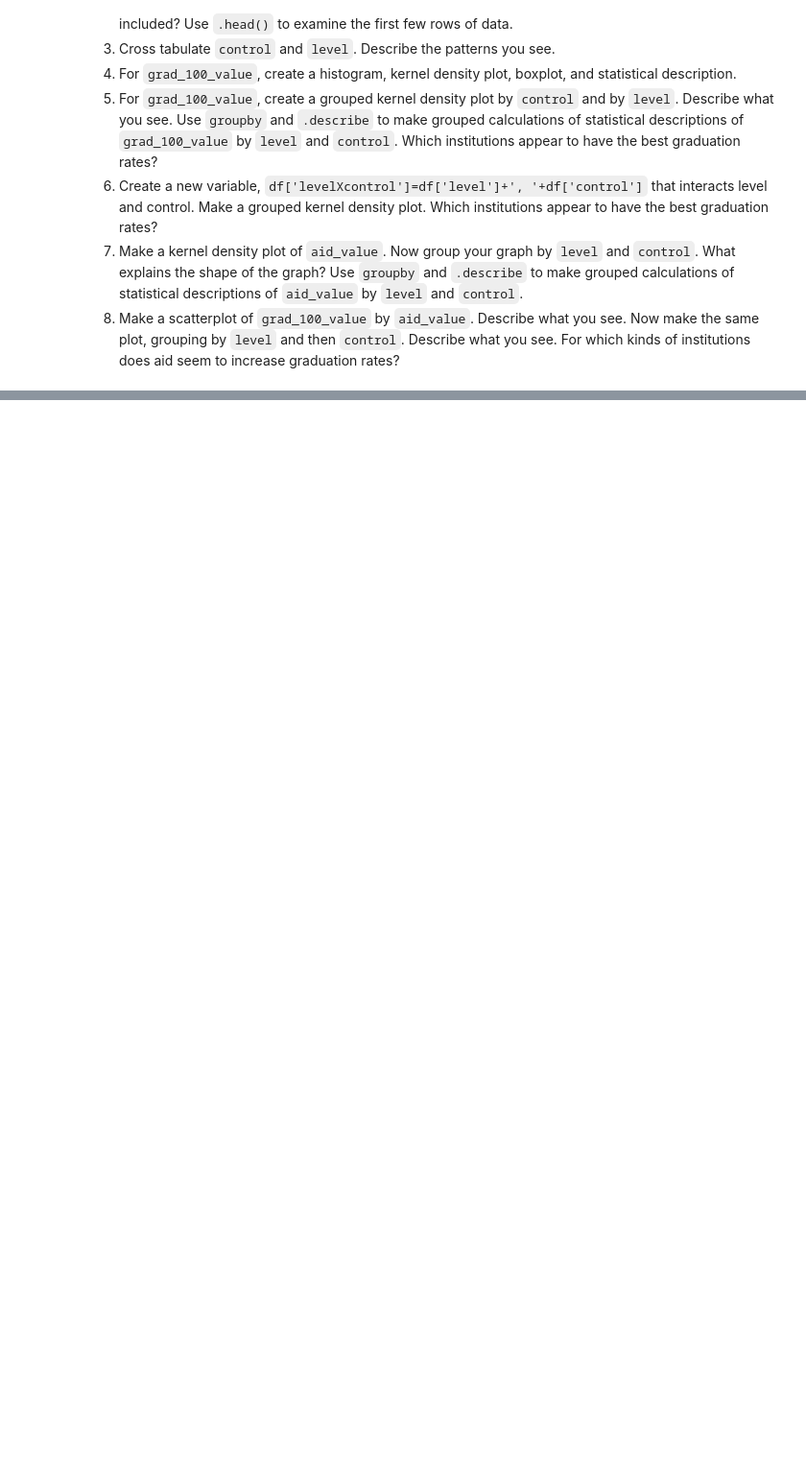
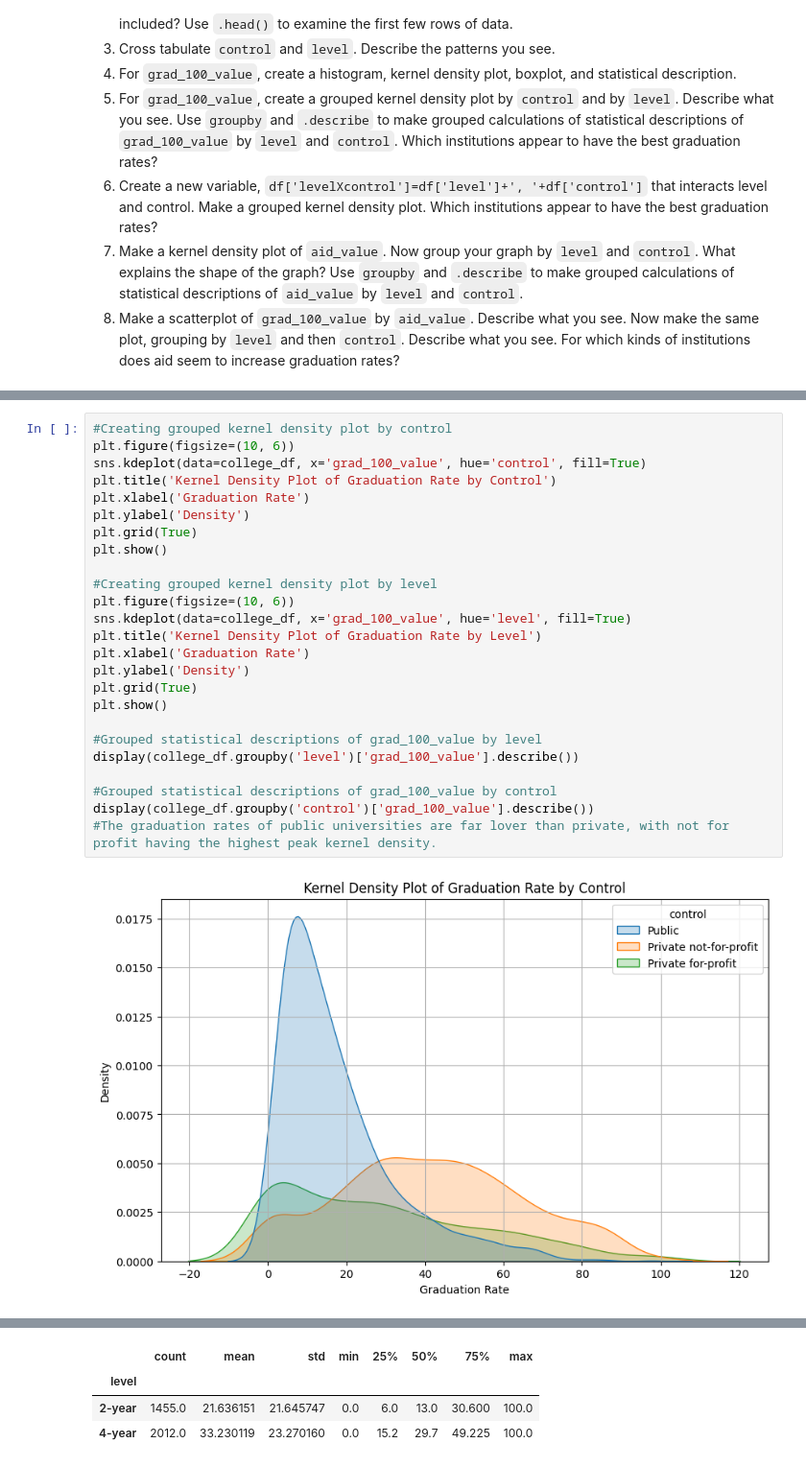
Before and after one commit to henry5250/visualization_assignment, a Jupyter notebook: assignment.ipynb, the cells around one changed output, grey strips where cells are left out. Shown at 96% size. Drawn from its saved outputs; the diff is of its cells as text; blank space fills up the shorter version.

```diff
--- a/assignment.ipynb
+++ b/assignment.ipynb
@@ -136,0 +234,27 @@ The "relevant" variables for this question are:
+# %%
+#Creating grouped kernel density plot by control
+plt.figure(figsize=(10, 6))
+sns.kdeplot(data=college_df, x='grad_100_value', hue='control', fill=True)
+plt.title('Kernel Density Plot of Graduation Rate by Control')
+plt.xlabel('Graduation Rate')
+plt.ylabel('Density')
+plt.grid(True)
+plt.show()
+
+#Creating grouped kernel density plot by level
+plt.figure(figsize=(10, 6))
+sns.kdeplot(data=college_df, x='grad_100_value', hue='level', fill=True)
+plt.title('Kernel Density Plot of Graduation Rate by Level')
+plt.xlabel('Graduation Rate')
+plt.ylabel('Density')
+plt.grid(True)
+plt.show()
+
+#Grouped statistical descriptions of grad_100_value by level
+display(college_df.groupby('level')['grad_100_value'].describe())
+
+#Grouped statistical descriptions of grad_100_value by control
+display(college_df.groupby('control')['grad_100_value'].describe())
+#The graduation rates of public universities are far lover than private, with not for profit having the highest peak kernel density.
+# %% [output]
+[figure, added]
@@ -136,0 +262,4 @@ The "relevant" variables for this question are:
+|  | count | mean | std | min | 25% | 50% | 75% | max |
+| level |  |  |  |  |  |  |  |  |
+| 2-year | 1455.0 | 21.636151 | 21.645747 | 0.0 | 6.0 | 13.0 | 30.600 | 100.0 |
+| 4-year | 2012.0 | 33.230119 | 23.270160 | 0.0 | 15.2 | 29.7 | 49.225 | 100.0 |
```
Also changed, not shown: parts of 7 cells of this notebook.
